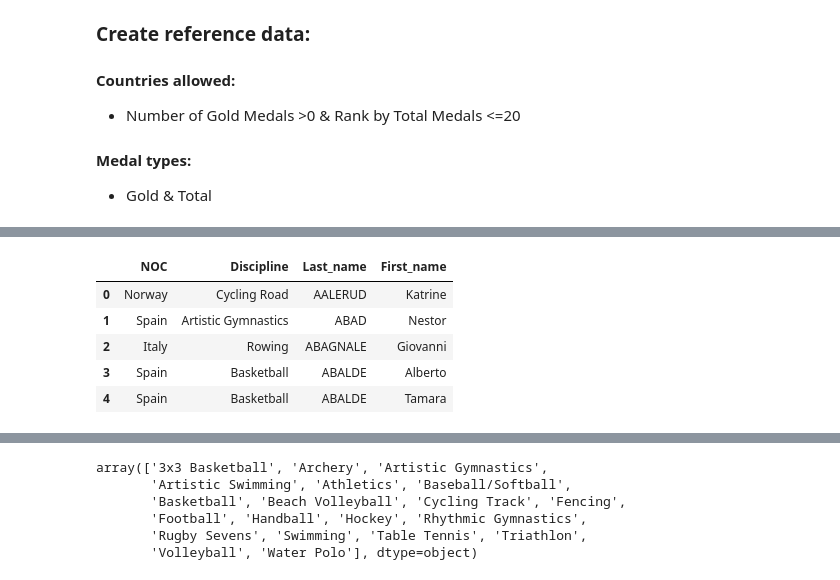
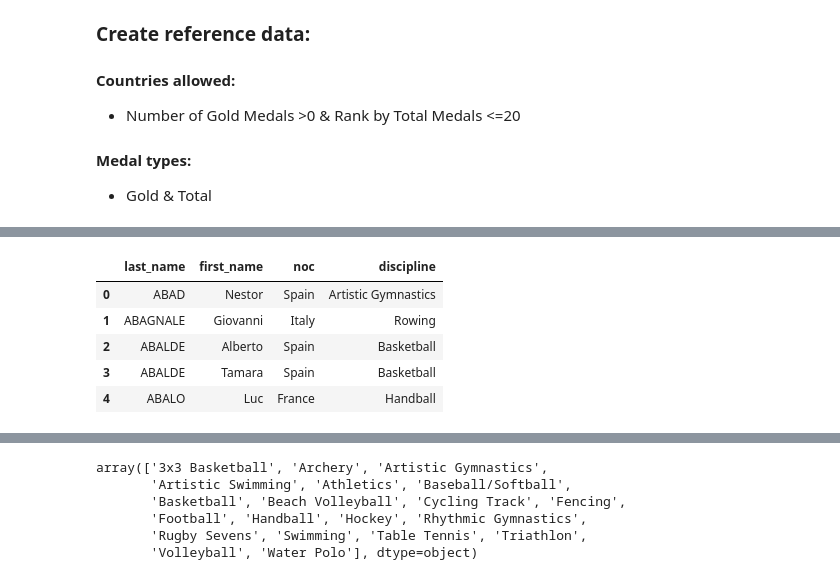
Before and after one commit to BankeUCI/Project_2, a Jupyter notebook: GalynaM/extract_transf.ipynb, the cells around one changed output, grey strips where cells are left out. Saved outputs shown, nothing was run; the diff lists cells and outputs as text; code cells hidden in the pictures.

```diff
--- a/GalynaM/extract_transf.ipynb
+++ b/GalynaM/extract_transf.ipynb
@@ -27,6 +50,6 @@ engine = create_engine("excel:///?Excel File='C:/MyExcelWorkbooks/SampleWorkbook
 # %%
-# Load data about all athletes to dataframe
-athl_path = "../Resources/Athletes.csv"
-all_athl = pd.read_csv(athl_path)
-all_athl
+# Load extracted via sql athena data about athletes - that correspond to
+athl_path = "Resources/athena_query_athletes.csv"
+athletes = pd.read_csv(athl_path)
+athletes
 # %% [output]
@@ -46,8 +69,8 @@ all_athl
 # %%
 # Apply BR: Each cell should contain a single value
 
-# Split Name column values into two separated columns
-columnsplit = all_athl['Name'].str.split(" ", expand=True)
-all_athl = all_athl.assign(Last_name=columnsplit[0],First_name=columnsplit[1])
-all_athl.head()
+# Using Pandas split Name column values into two separated columns
+columnsplit = athletes['name'].str.split(" ", expand=True)
+athletes = athletes.assign(last_name=columnsplit[0],first_name=columnsplit[1])
+athletes
 # %% [output]
@@ -60,11 +90,12 @@ all_athl.head()
 # %%
-# Drop Name column
-all_athl = all_athl.drop(['Name'], axis=1)
-all_athl.head()
+# Drop Name column and Reorder columns
+athletes = athletes.drop(['name'], axis=1)
+athletes = athletes[["last_name","first_name", "noc", "discipline"]]
+athletes.head()
 # %% [output]
-|  | NOC | Discipline | Last_name | First_name |
-| 0 | Norway | Cycling Road | AALERUD | Katrine |
-| 1 | Spain | Artistic Gymnastics | ABAD | Nestor |
-| 2 | Italy | Rowing | ABAGNALE | Giovanni |
-| 3 | Spain | Basketball | ABALDE | Alberto |
-| 4 | Spain | Basketball | ABALDE | Tamara |
+|  | last_name | first_name | noc | discipline |
+| 0 | ABAD | Nestor | Spain | Artistic Gymnastics |
+| 1 | ABAGNALE | Giovanni | Italy | Rowing |
+| 2 | ABALDE | Alberto | Spain | Basketball |
+| 3 | ABALDE | Tamara | Spain | Basketball |
+| 4 | ABALO | Luc | France | Handball |
```
Also changed, not shown: parts of 21 cells of this notebook, 7 other files.
